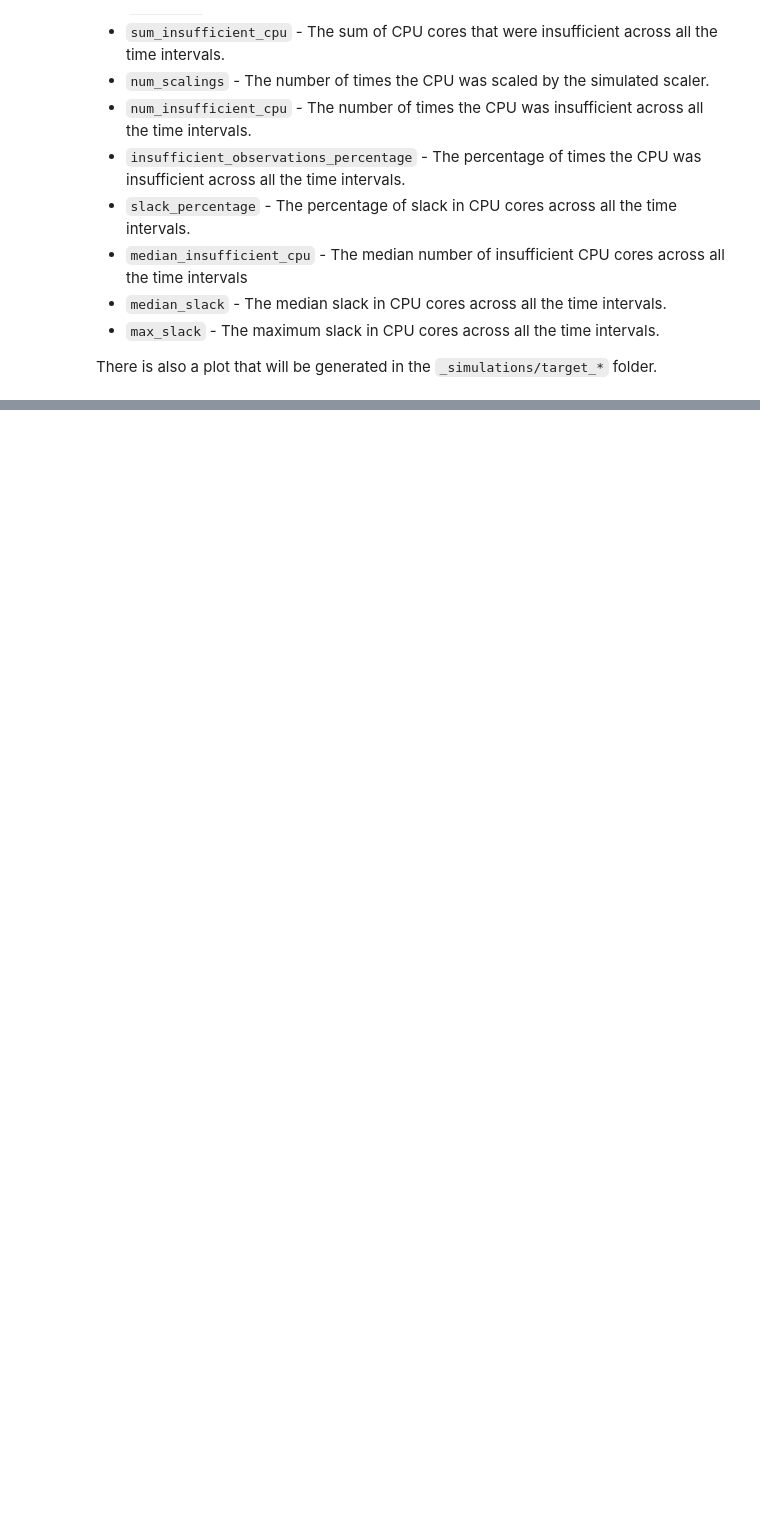
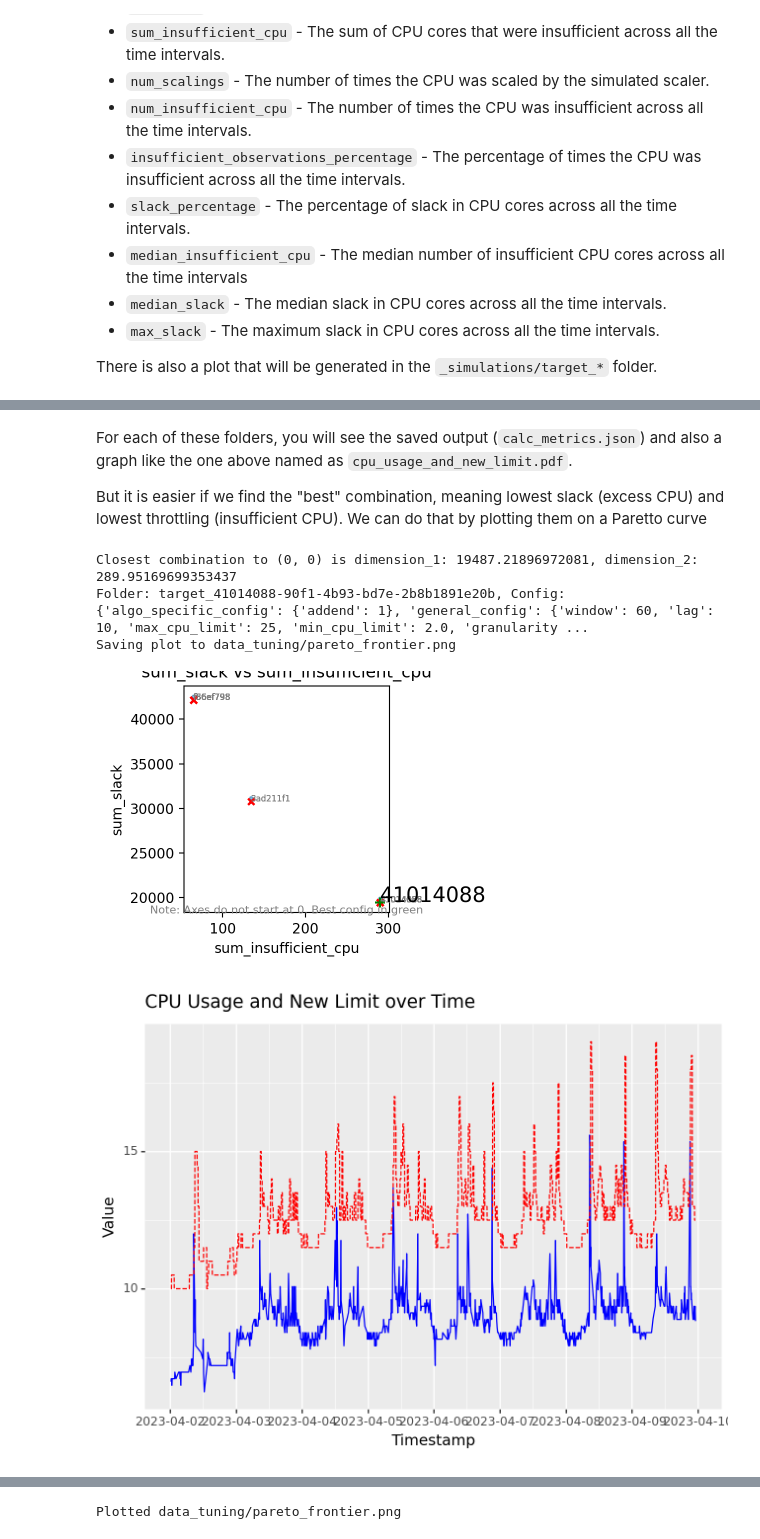
Before and after one commit to microsoft/vasim, a Jupyter notebook: examples/using_vasim.ipynb, the cells around one changed output, grey strips where cells are left out. Saved outputs shown, nothing was run; the diff lists cells and outputs as text; code cells hidden in the pictures; blank space fills up the shorter version.

```diff
--- a/examples/using_vasim.ipynb
+++ b/examples/using_vasim.ipynb
@@ -254,0 +338,15 @@ Now that you've run a single simulation for a single output, we'll move on to pa
+# %% [markdown]
+For each of these folders, you will see the saved output (`calc_metrics.json`) and also a graph like the one above named as `cpu_usage_and_new_limit.pdf`.
+
+But it is easier if we find the "best" combination, meaning lowest slack (excess CPU) and lowest throttling (insufficient CPU).  We can do that by plotting them on a Paretto curve
+# %%
+from simulator.analysis.pareto_visualization import create_pareto_curve_from_folder
+
+# Now we'll plot them.  For parameters, put hte name of our folder, and the name of the output folder (Usually just the name of your folder with _tuning appended)
+pareto_2d = create_pareto_curve_from_folder("data", "data_tuning")
+# %% [output]
+Closest combination to (0, 0) is dimension_1: 19487.21896972081, dimension_2: 289.95169699353437
+Folder: target_41014088-90f1-4b93-bd7e-2b8b1891e20b, Config: {'algo_specific_config': {'addend': 1}, 'general_config': {'window': 60, 'lag': 10, 'max_cpu_limit': 25, 'min_cpu_limit': 2.0, 'granularity ...
+Saving plot to data_tuning/pareto_frontier.png
+[figure, added]
+[figure, added]
@@ -254,0 +355 @@ Now that you've run a single simulation for a single output, we'll move on to pa
+Plotted data_tuning/pareto_frontier.png
```
Also changed, not shown: parts of 15 cells of this notebook, 2 other files.
